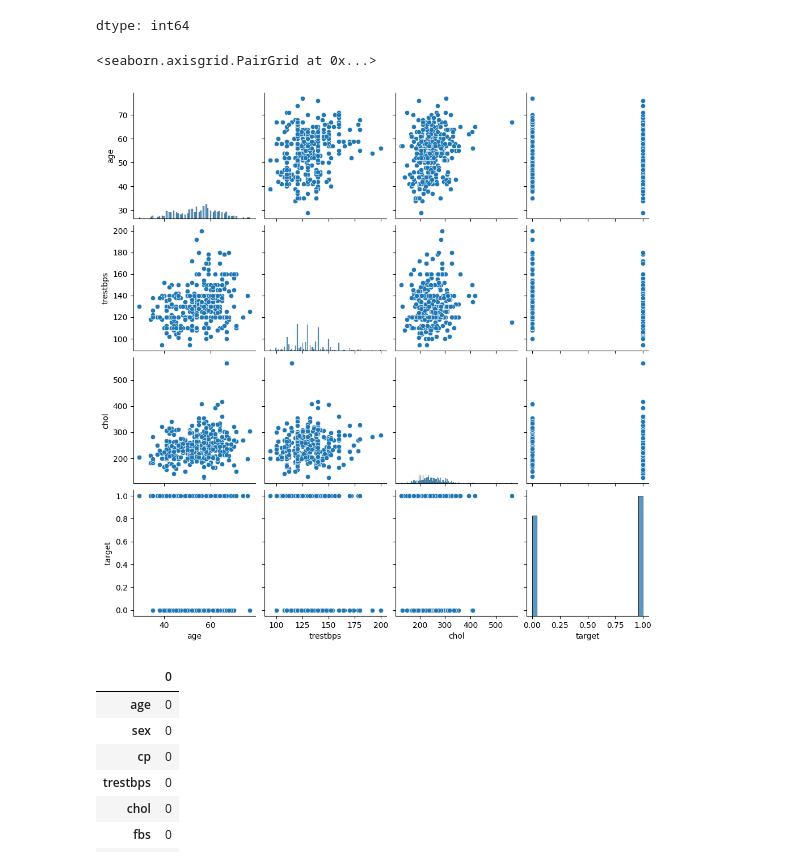
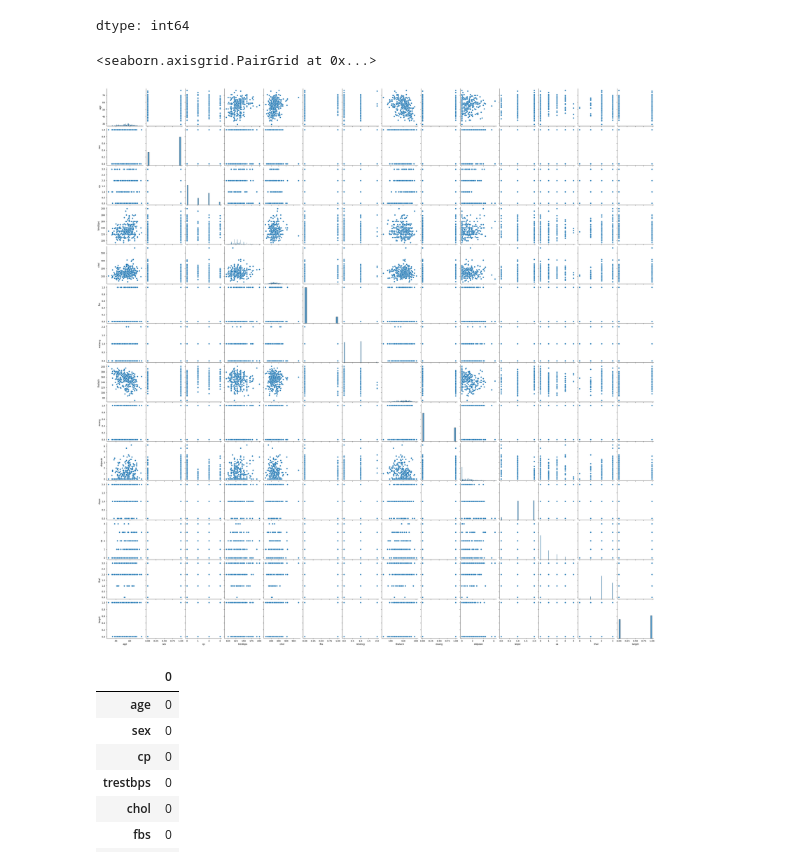
Before and after one commit to jayx003/Machine-Learning, a Jupyter notebook: ML3.ipynb, the cells around one changed output. Cells and saved outputs as stored; diff of their text form; code cells hidden in the pictures.

```diff
--- a/ML3.ipynb
+++ b/ML3.ipynb
@@ -22,10 +22,10 @@ heart['target'].value_counts()
 dtype: int64
 # %%
 import seaborn as sns
-sns.pairplot(data = heart[['age','trestbps','chol','target']])
+sns.pairplot(data = heart)
 # %% [output]
 <seaborn.axisgrid.PairGrid at 0x...>
-[figure, old version]
+[figure, new version]
 # %%
 #Check missing values
 heart.isna().sum()
```
Also changed, not shown: parts of 7 cells of this notebook.
